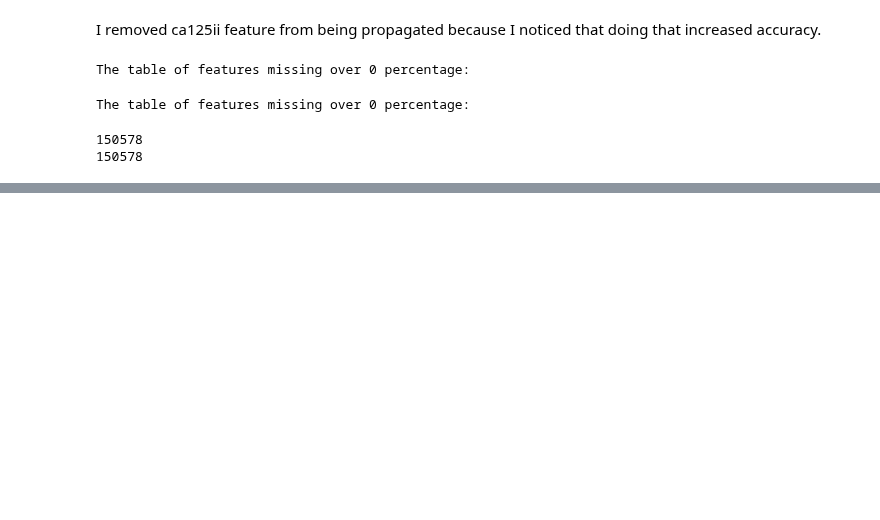
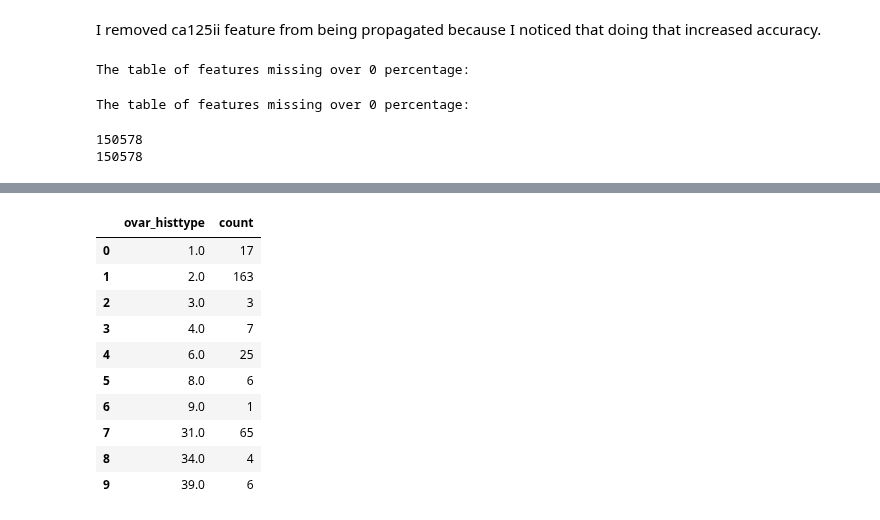
Before and after one commit to fedorenkood/ovarian_cancer_models, a Jupyter notebook: merging_dataset.ipynb, the cells around one changed output, grey strips where cells are left out. Saved outputs shown, nothing was run; the diff lists cells and outputs as text; code cells hidden in the pictures; blank space fills up the shorter version.

```diff
--- a/merging_dataset.ipynb
+++ b/merging_dataset.ipynb
@@ -286,0 +340,4 @@ missing_df.to_csv('./missing_features/propagated_df_missing.csv')
+# %%
+
+ovar_type_data = last_propagated_df[['plco_id', 'ovar_histtype', 'was_screened']].drop_duplicates()
+get_column_values_count(ovar_type_data[ovar_type_data['was_screened']==0], 'ovar_histtype')
@@ -286,0 +355,15 @@ missing_df.to_csv('./missing_features/propagated_df_missing.csv')
+# %%
+
+get_column_values_count(ovar_type_data[ovar_type_data['was_screened']==1], 'ovar_histtype')
+# %% [output]
+|  | ovar_histtype | count |
+| 0 | 1.0 | 17 |
+| 1 | 2.0 | 163 |
+| 2 | 3.0 | 3 |
+| 3 | 4.0 | 7 |
+| 4 | 6.0 | 25 |
+| 5 | 8.0 | 6 |
+| 6 | 9.0 | 1 |
+| 7 | 31.0 | 65 |
+| 8 | 34.0 | 4 |
+| 9 | 39.0 | 6 |
```
Also changed, not shown: parts of 17 cells of this notebook, 2 other files.
